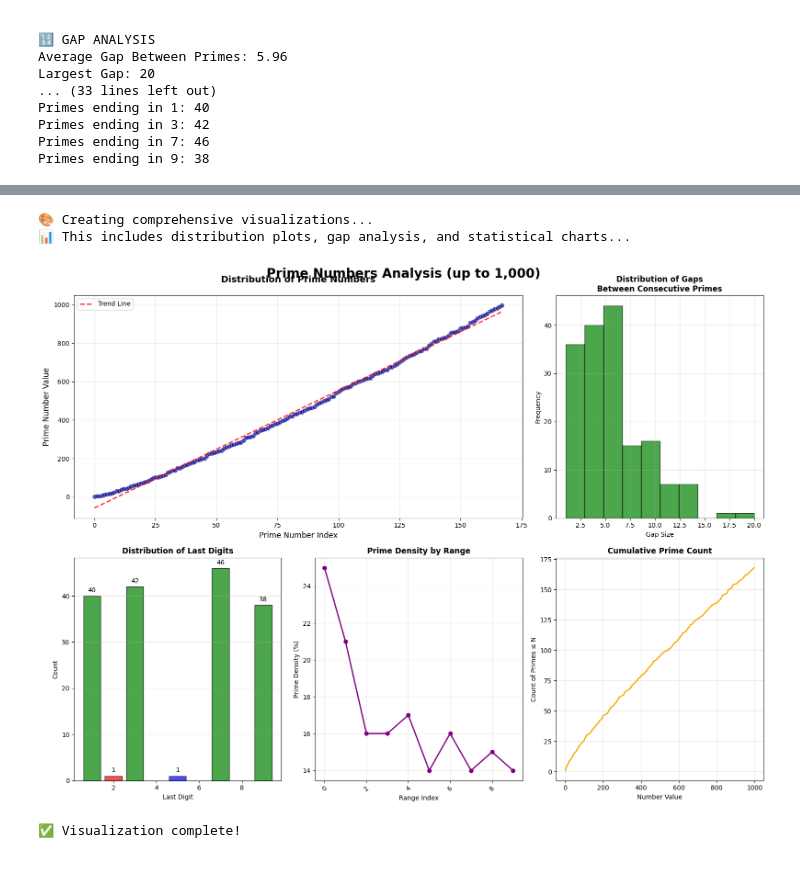
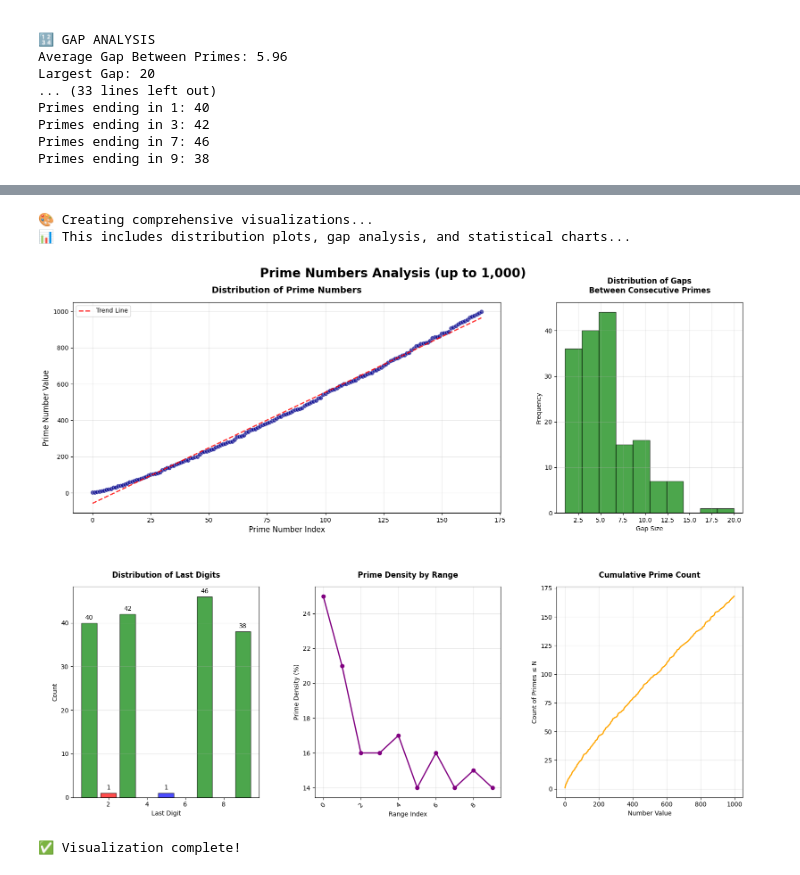
Before and after one commit to wilsonck75/D-Cubed-Data-Lab, a Jupyter notebook: Prime-Numbers/notebooks/Prime-Numbers.ipynb, the cells around one changed output, grey strips where cells are left out. Cells and saved outputs as stored; diff of their text form; code cells hidden in the pictures.

```diff
--- a/Prime-Numbers/notebooks/Prime-Numbers.ipynb
+++ b/Prime-Numbers/notebooks/Prime-Numbers.ipynb
@@ -371,15 +520,18 @@ def create_prime_visualizations(df_primes, limit):
     plt.style.use('default')
     sns.set_palette("husl")
 
-    # Create a figure with multiple subplots
-    fig = plt.figure(figsize=(16, 12))
-    fig.suptitle(f'Prime Numbers Analysis (up to {limit:,})', fontsize=20, fontweight='bold', y=0.98)
+    # Create a figure with multiple subplots and extra space for title
+    fig = plt.figure(figsize=(16, 13))  # Increased height slightly
+
+    # Add main title with proper positioning
+    fig.suptitle(f'Prime Numbers Analysis (up to {limit:,})',
+                fontsize=20, fontweight='bold', y=0.96)  # Moved title down slightly
 
     # 1. Main scatter plot of prime numbers
     ax1 = plt.subplot(2, 3, (1, 2))  # Spans 2 columns
     sns.scatterplot(data=df_primes, x='Index', y='Prime_Number',
                    s=50, alpha=0.7, color='darkblue', edgecolor='white', linewidth=0.5)
-    ax1.set_title('Distribution of Prime Numbers', fontsize=14, fontweight='bold', pad=20)
+    ax1.set_title('Distribution of Prime Numbers', fontsize=14, fontweight='bold', pad=15)
     ax1.set_xlabel('Prime Number Index', fontsize=12)
     ax1.set_ylabel('Prime Number Value', fontsize=12)
     ax1.grid(True, alpha=0.3)
@@ -394,7 +546,7 @@ def create_prime_visualizations(df_primes, limit):
     ax2 = plt.subplot(2, 3, 3)
     gaps = df_primes['Gap_From_Previous'][1:]  # Exclude first gap (which is 0)
     ax2.hist(gaps, bins=min(30, len(set(gaps))), alpha=0.7, color='green', edgecolor='black')
-    ax2.set_title('Distribution of Gaps\nBetween Consecutive Primes', fontsize=12, fontweight='bold')
+    ax2.set_title('Distribution of Gaps\nBetween Consecutive Primes', fontsize=12, fontweight='bold', pad=15)
     ax2.set_xlabel('Gap Size')
     ax2.set_ylabel('Frequency')
     ax2.grid(True, alpha=0.3)
@@ -405,7 +557,7 @@ def create_prime_visualizations(df_primes, limit):
     bars = ax3.bar(last_digit_counts.index, last_digit_counts.values,
                    color=['red' if x == 2 else 'blue' if x == 5 else 'green' for x in last_digit_counts.index],
                    alpha=0.7, edgecolor='black')
-    ax3.set_title('Distribution of Last Digits', fontsize=12, fontweight='bold')
+    ax3.set_title('Distribution of Last Digits', fontsize=12, fontweight='bold', pad=15)
     ax3.set_xlabel('Last Digit')
     ax3.set_ylabel('Count')
     ax3.grid(True, alpha=0.3, axis='y')
@@ -433,45 +585,45 @@ def create_prime_visualizations(df_primes, limit):
 
         range_labels = [f"{ranges[i]}-{ranges[i+1]-1}" for i in range(len(ranges)-1)]
         ax4.plot(range(len(densities)), densities, marker='o', linewidth=2, markersize=6, color='purple')
-        ax4.set_title('Prime Density by Range', fontsize=12, fontweight='bold')
+        ax4.set_title('Prime Density by Range', fontsize=12, fontweight='bold', pad=15)
         ax4.set_xlabel('Range Index')
         ax4.set_ylabel('Prime Density (%)')
         ax4.grid(True, alpha=0.3)
 
         # Rotate x-axis labels if there are many ranges
         if len(range_labels) > 5:
             ax4.tick_params(axis='x', rotation=45)
     else:
         ax4.text(0.5, 0.5, 'Range too small\nfor density analysis',
                 ha='center', va='center', transform=ax4.transAxes, fontsize=12)
-        ax4.set_title('Prime Density by Range', fontsize=12, fontweight='bold')
+        ax4.set_title('Prime Density by Range', fontsize=12, fontweight='bold', pad=15)
 
     # 5. Cumulative count
     ax5 = plt.subplot(2, 3, 6)
     ax5.plot(df_primes['Prime_Number'], df_primes['Index'] + 1, linewidth=2, color='orange')
-    ax5.set_title('Cumulative Prime Count', fontsize=12, fontweight='bold')
+    ax5.set_title('Cumulative Prime Count', fontsize=12, fontweight='bold', pad=15)
     ax5.set_xlabel('Number Value')
     ax5.set_ylabel('Count of Primes ≤ N')
     ax5.grid(True, alpha=0.3)
 
-    # Adjust layout and display
+    # Adjust layout with better spacing to prevent overlapping
     plt.tight_layout()
-    plt.subplots_adjust(top=0.93)
+    plt.subplots_adjust(top=0.90, hspace=0.35, wspace=0.3)  # Adjusted spacing parameters
     plt.show()
 
     return fig
 
 # Create comprehensive visualizations
 print("🎨 Creating comprehensive visualizations...")
 print("📊 This includes distribution plots, gap analysis, and statistical charts...")
 
 fig = create_prime_visualizations(df_primes, n)
 
 print("✅ Visualization complete!")
 # %% [output]
 🎨 Creating comprehensive visualizations...
 📊 This includes distribution plots, gap analysis, and statistical charts...
-[figure, old version]
+[figure, new version]
 ✅ Visualization complete!
 # %%
 # =============================================================================
```
Also changed, not shown: parts of 4 cells of this notebook, 3 other files.
